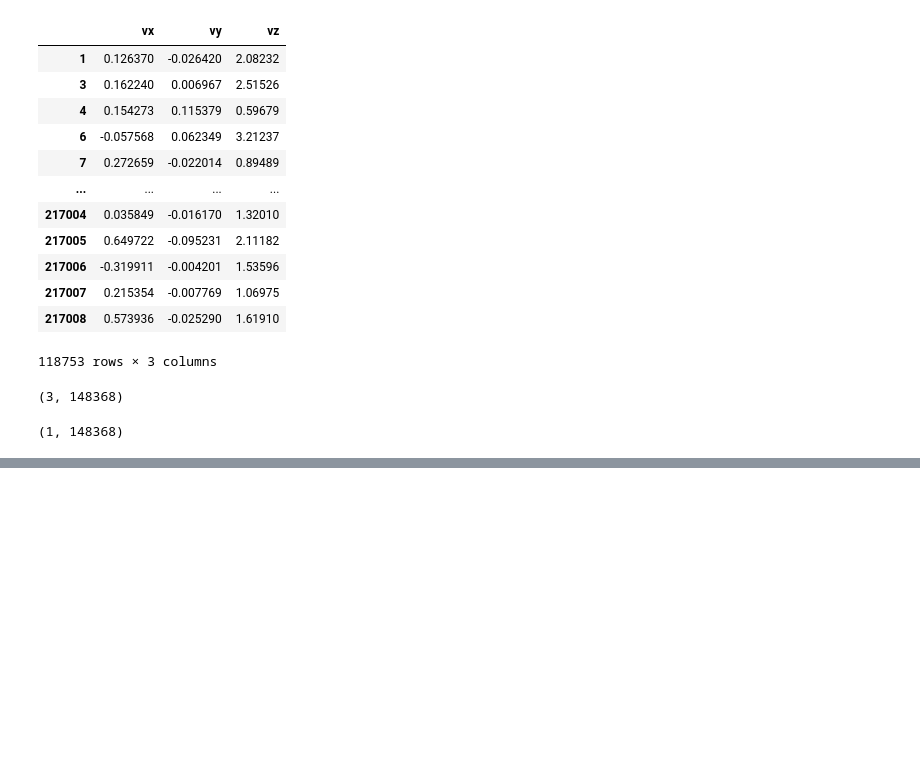
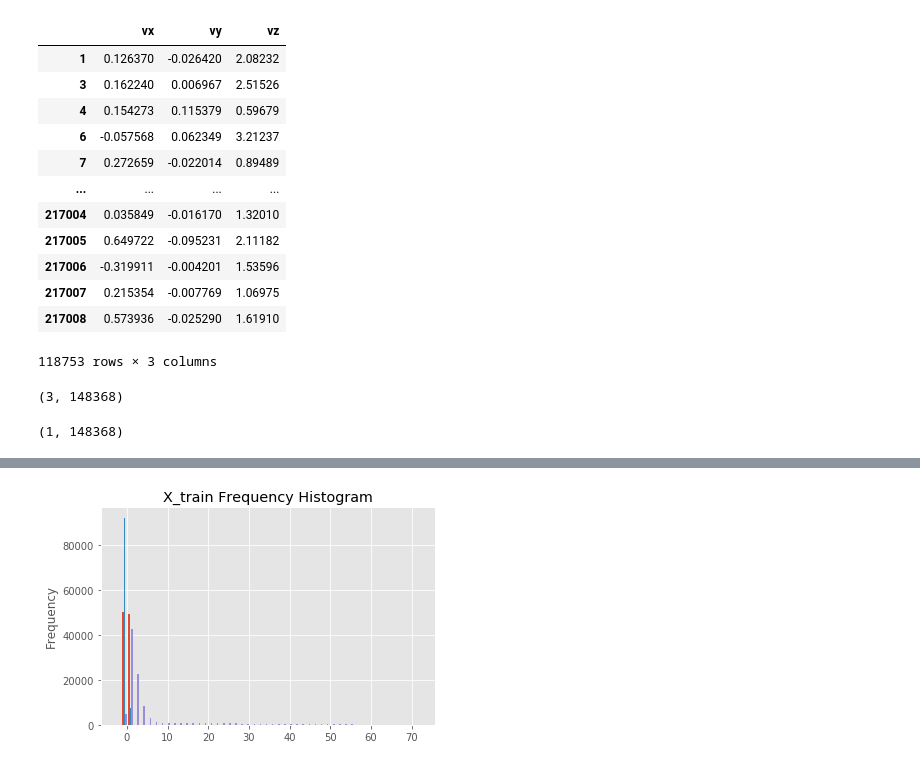
Before and after one commit to pietro-caragiulo/cs230-project, a Jupyter notebook: notebooks/Luke.ipynb, the cells around one changed output, grey strips where cells are left out. Saved outputs shown, nothing was run; the diff lists cells and outputs as text; code cells hidden in the pictures; blank space fills up the shorter version.

```diff
--- a/notebooks/Luke.ipynb
+++ b/notebooks/Luke.ipynb
@@ -186,0 +196,2 @@ X_train, Y_train, X_test, Y_test, classes = myData.load_dataset()
+# %%
+X_train = X_train.T
@@ -186,0 +207,10 @@ X_train, Y_train, X_test, Y_test, classes = myData.load_dataset()
+# %%
+import matplotlib.pyplot as plt
+%matplotlib inline
+
+# Plot Histogram
+
+plt.hist(X_train, bins=50)
+plt.gca().set(title='X_train Frequency Histogram', ylabel='Frequency');
+# %% [output]
+[figure, added]
```
Also changed, not shown: parts of 13 cells of this notebook.
